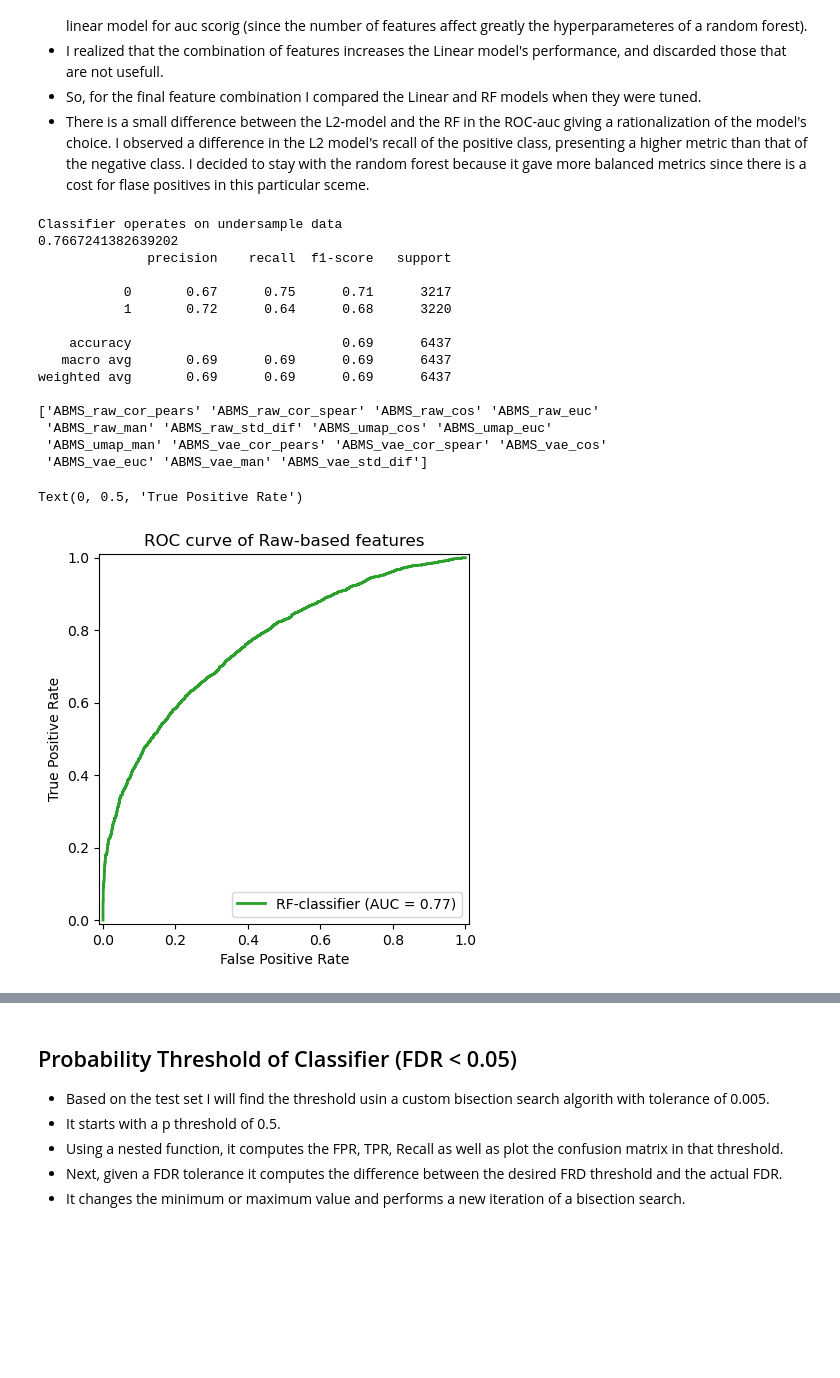
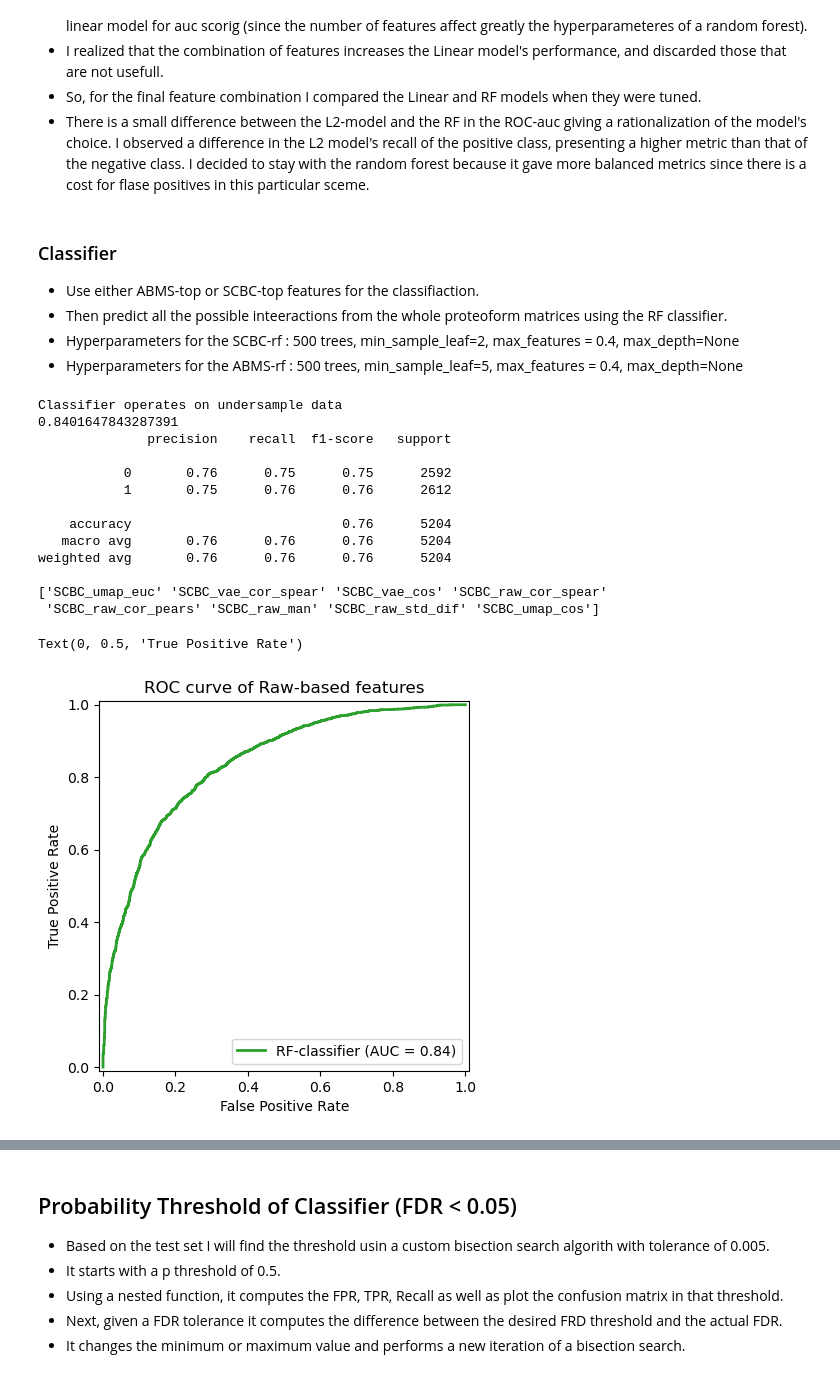
Before and after one commit to panos-gbio/Proteomics-in-Latent-Space, a Jupyter notebook: 04_ppi_predictions.ipynb, the cells around one changed output, grey strips where cells are left out. Drawn from its saved outputs; the diff is of its cells as text; code cells hidden in the pictures; blank space fills up the shorter version.

```diff
--- a/04_ppi_predictions.ipynb
+++ b/04_ppi_predictions.ipynb
@@ -39,16 +39,16 @@ from sklearn.inspection import permutation_importance
 from models_util import ml_helper as mlh
 # %%
 # data and seed as global parameteters
-data_type = "ABMS" # either SCBC or ABMS
+data_type = "SCBC" # either SCBC or ABMS
 classifier_type = "Proteoform" # protein or 'Proteoform' classifiers
 analysis_type =  "Proteoform" # either "Proteoform" or "Sims"  or "Protein" - which full table to load
-seed = 453#345
+seed = 453 #345
 
 # drop columns unecessary for classication when splitting X and y
 drop_cols = ["Var1", "Var2", "db"]
 
 #### IMPORTANT #### set it to FALSE to skip the prediction of the all the possible PP pairs.
-RUN_WHOLE_TABLE = False # set to true to run the whole table of the specific data type (either subcell or total cell) for either protein or proteoform analysis
+RUN_WHOLE_TABLE = True # set to true to run the whole table of the specific data type (either subcell or total cell) for either protein or proteoform analysis
 # %%
 # load data for training the classifier
 if classifier_type == "Protein":
@@ -147,7 +138,13 @@ scbc_top= ['SCBC_umap_euc',
+# %% [markdown]
+### Classifier
+- Use either ABMS-top or SCBC-top features for the classifiaction.
+- Then predict all the possible inteeractions from the whole proteoform matrices using the RF classifier.
+- Hyperparameters for the SCBC-rf :  500 trees, min_sample_leaf=2, max_features = 0.4, max_depth=None
+- Hyperparameters for the ABMS-rf :  500 trees, min_sample_leaf=5, max_features = 0.4, max_depth=None
 # %%
-
+# based on global parameters above
 seed = seed
-selected_cols = None # top features for prediction
+selected_cols = scbc_top # top features for prediction
 scale_data = True
 imbalance_factor = None
 
@@ -200,51 +197,49 @@ else:
     print("Classifier operates on undersample data")
 cv = StratifiedKFold
 
-# train a randomforest classifier, set max features to 0.5
 rf = RandomForestClassifier(n_estimators=500,
                             max_features=0.4,
                             criterion="entropy",
                             random_state=seed,
-                            min_samples_leaf=5,
+                            min_samples_leaf=2,
                             class_weight="balanced",
+                            max_depth=None,
                             n_jobs=7)
 rf.fit(X_train, y_train)
 rf.feature_importances_
 
 y_predprob = rf.predict_proba(X_test)[:,1]
 print(roc_auc_score(y_test, y_predprob))
 
 y_pred = rf.predict(X_test)
 print(classification_report(y_test, y_pred))
 
 print(rf.feature_names_in_)
 
 # plot ROC curve for the linear classifier using sklearn
 roc_rf = RocCurveDisplay.from_estimator(
     rf, X_test, y_test, name="RF-classifier", color="tab:green", lw=2
 )
 
 roc_rf.ax_.set_title("ROC curve of Raw-based features")
 roc_rf.ax_.set_xlabel("False Positive Rate")
 roc_rf.ax_.set_ylabel("True Positive Rate")
 # %% [output]
 Classifier operates on undersample data
-0.7667241382639202
+0.8401647843287391
               precision    recall  f1-score   support
 
-           0       0.67      0.75      0.71      3217
-           1       0.72      0.64      0.68      3220
+           0       0.76      0.75      0.75      2592
+           1       0.75      0.76      0.76      2612
 
-    accuracy                           0.69      6437
-   macro avg       0.69      0.69      0.69      6437
-weighted avg       0.69      0.69      0.69      6437
+    accuracy                           0.76      5204
+   macro avg       0.76      0.76      0.76      5204
+weighted avg       0.76      0.76      0.76      5204
 
-['ABMS_raw_cor_pears' 'ABMS_raw_cor_spear' 'ABMS_raw_cos' 'ABMS_raw_euc'
- 'ABMS_raw_man' 'ABMS_raw_std_dif' 'ABMS_umap_cos' 'ABMS_umap_euc'
- 'ABMS_umap_man' 'ABMS_vae_cor_pears' 'ABMS_vae_cor_spear' 'ABMS_vae_cos'
- 'ABMS_vae_euc' 'ABMS_vae_man' 'ABMS_vae_std_dif']
+['SCBC_umap_euc' 'SCBC_vae_cor_spear' 'SCBC_vae_cos' 'SCBC_raw_cor_spear'
+ 'SCBC_raw_cor_pears' 'SCBC_raw_man' 'SCBC_raw_std_dif' 'SCBC_umap_cos']
 Text(0, 0.5, 'True Positive Rate')
-[figure, old version]
+[figure, new version]
 # %%
 # linear model comparison - high recall in positive class may lead to more false positives (SCBC data)
 
```
Also changed, not shown: parts of 21 cells of this notebook.
